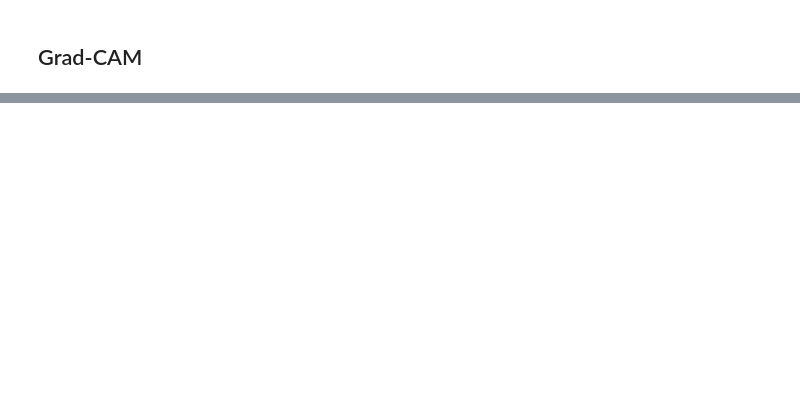
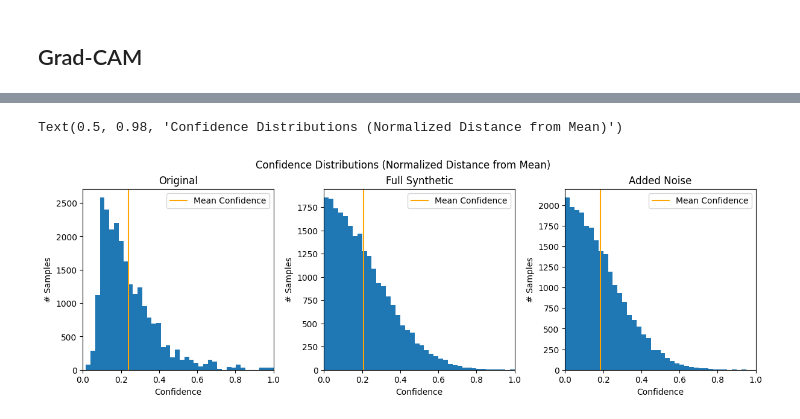
Before and after one commit to theadityat24/stress_detection, a Jupyter notebook: optimize_binary/optimize cnn.ipynb, the cells around one changed output, grey strips where cells are left out. Cells and saved outputs as stored; diff of their text form; code cells hidden in the pictures; blank space fills up the shorter version.

```diff
--- a/optimize_binary/optimize cnn.ipynb
+++ b/optimize_binary/optimize cnn.ipynb
@@ -259,0 +294,19 @@ Text(0.5, 0.98, 'Grad-CAM Results')
+# %%
+fig, axs = plt.subplots(1, 3, figsize=(12,4), constrained_layout=True)
+
+y_s = [y_pred, y_synth_pred, y_noise_pred]
+y_titles = ['Original', 'Full Synthetic', 'Added Noise']
+
+for ax, y, title in zip(axs, y_s, y_titles):
+    ax.hist(confidence(y), bins=40)
+    ax.set_xlim((0,1))
+    ax.set_xlabel('Confidence')
+    ax.set_ylabel('# Samples')
+    ax.set_title(title)
+    ax.axvline(confidence(y).mean(), label='Mean Confidence', color='orange')
+    ax.legend()
+
+fig.suptitle('Confidence Distributions (Normalized Distance from Mean)')
+# %% [output]
+Text(0.5, 0.98, 'Confidence Distributions (Normalized Distance from Mean)')
+[figure, added]
```
Also changed, not shown: parts of 15 cells of this notebook, 3 other files.
